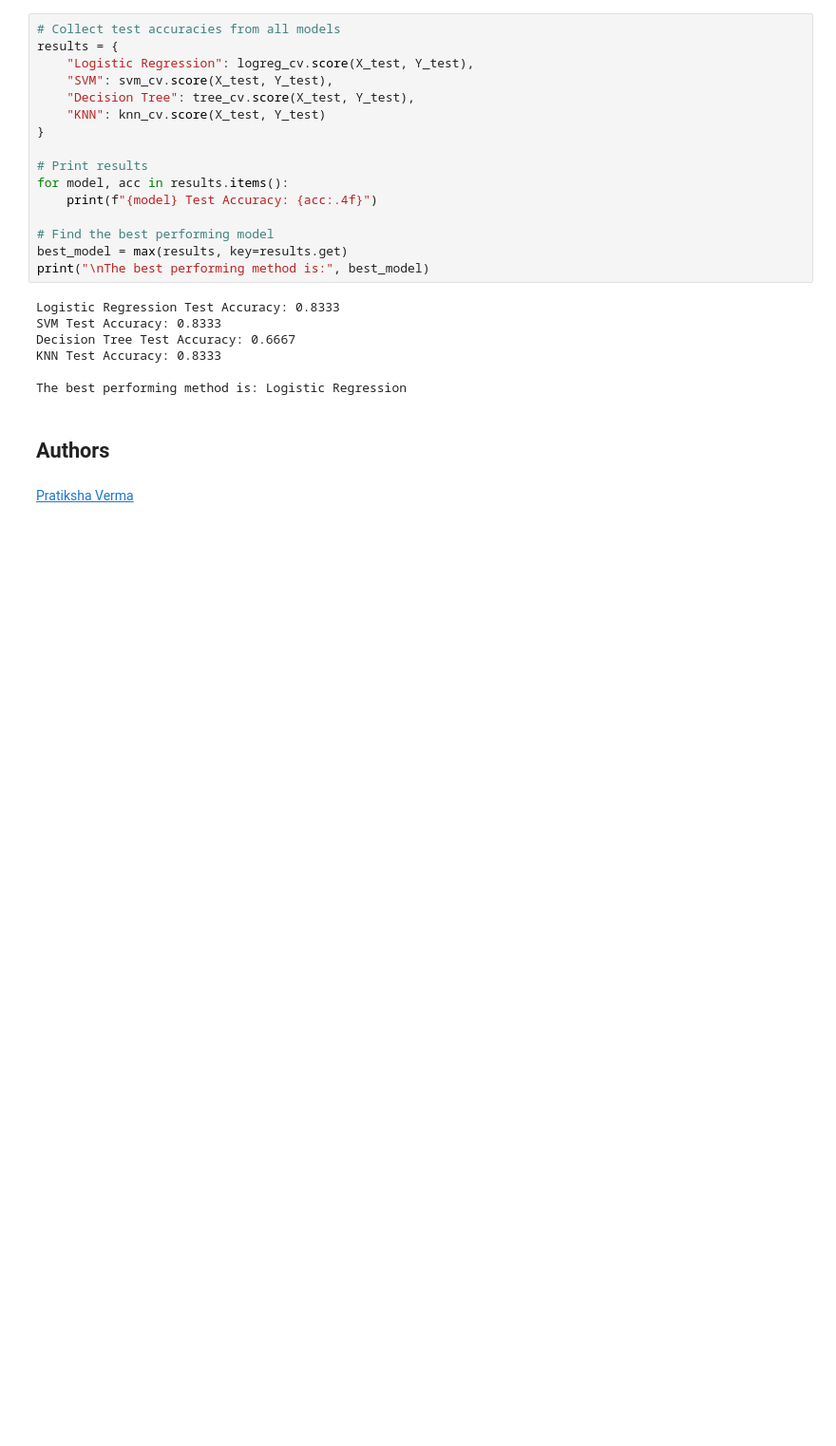
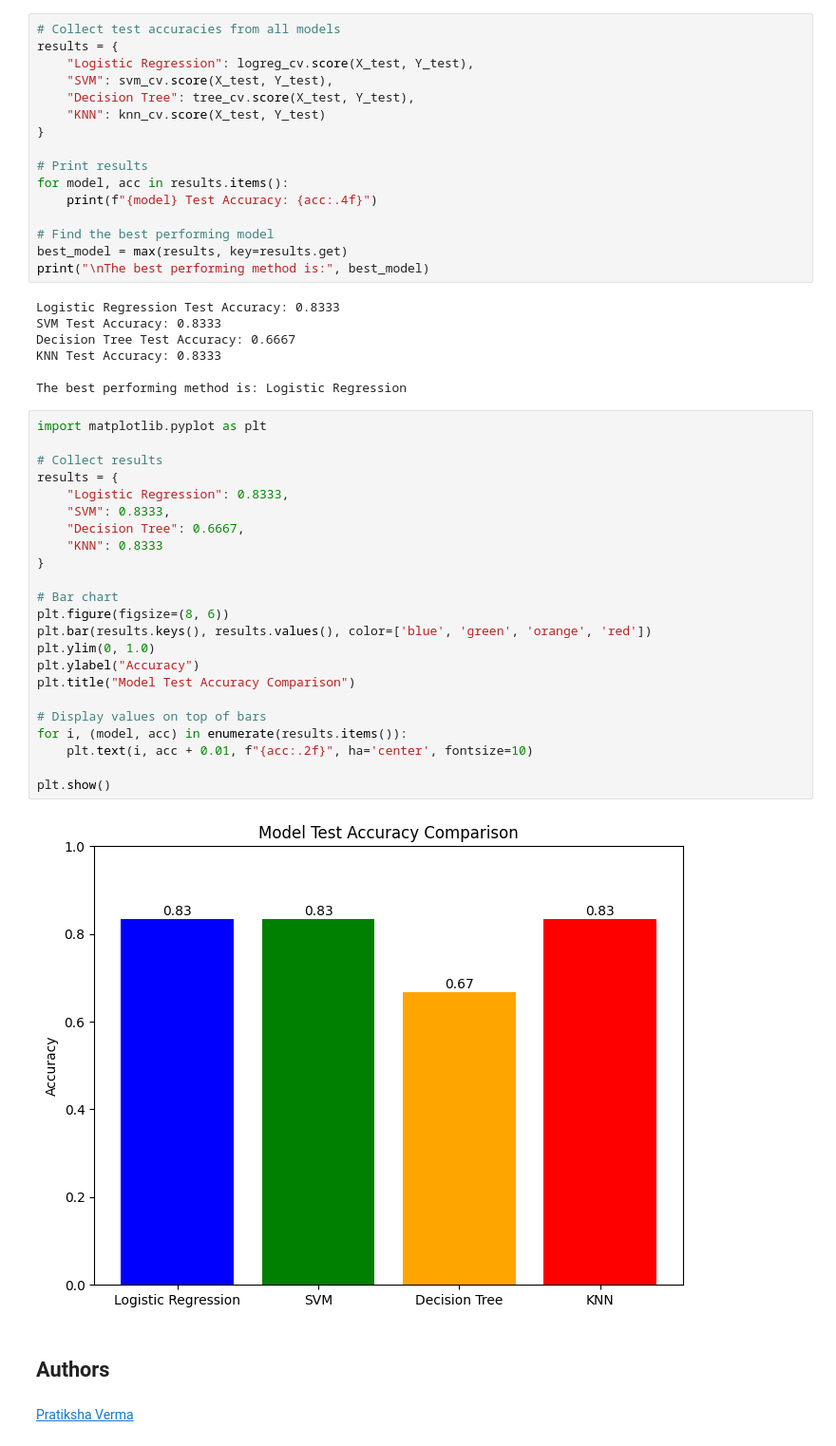
Before and after one commit to jeremygu000/coursera-ibm-data-science, a Jupyter notebook: src/Applied Data Science Capstone/SpaceX-Machine-Learning-Prediction-Part-5-v1.ipynb, the cells around one changed output. Shown: that part at 95% size. Saved outputs shown, nothing was run; the diff lists cells and outputs as text; blank space fills up the shorter version.

```diff
--- a/src/Applied Data Science Capstone/SpaceX-Machine-Learning-Prediction-Part-5-v1.ipynb
+++ b/src/Applied Data Science Capstone/SpaceX-Machine-Learning-Prediction-Part-5-v1.ipynb
@@ -400,6 +400,31 @@ Decision Tree Test Accuracy: 0.6667
 KNN Test Accuracy: 0.8333
 
 The best performing method is: Logistic Regression
+# %%
+import matplotlib.pyplot as plt
+
+# Collect results
+results = {
+    "Logistic Regression": 0.8333,
+    "SVM": 0.8333,
+    "Decision Tree": 0.6667,
+    "KNN": 0.8333
+}
+
+# Bar chart
+plt.figure(figsize=(8, 6))
+plt.bar(results.keys(), results.values(), color=['blue', 'green', 'orange', 'red'])
+plt.ylim(0, 1.0)
+plt.ylabel("Accuracy")
+plt.title("Model Test Accuracy Comparison")
+
+# Display values on top of bars
+for i, (model, acc) in enumerate(results.items()):
+    plt.text(i, acc + 0.01, f"{acc:.2f}", ha='center', fontsize=10)
+
+plt.show()
+# %% [output]
+[figure, added]
 # %% [markdown]
 ## Authors
 # %% [markdown]
```
Also changed, not shown: 2 other files.
